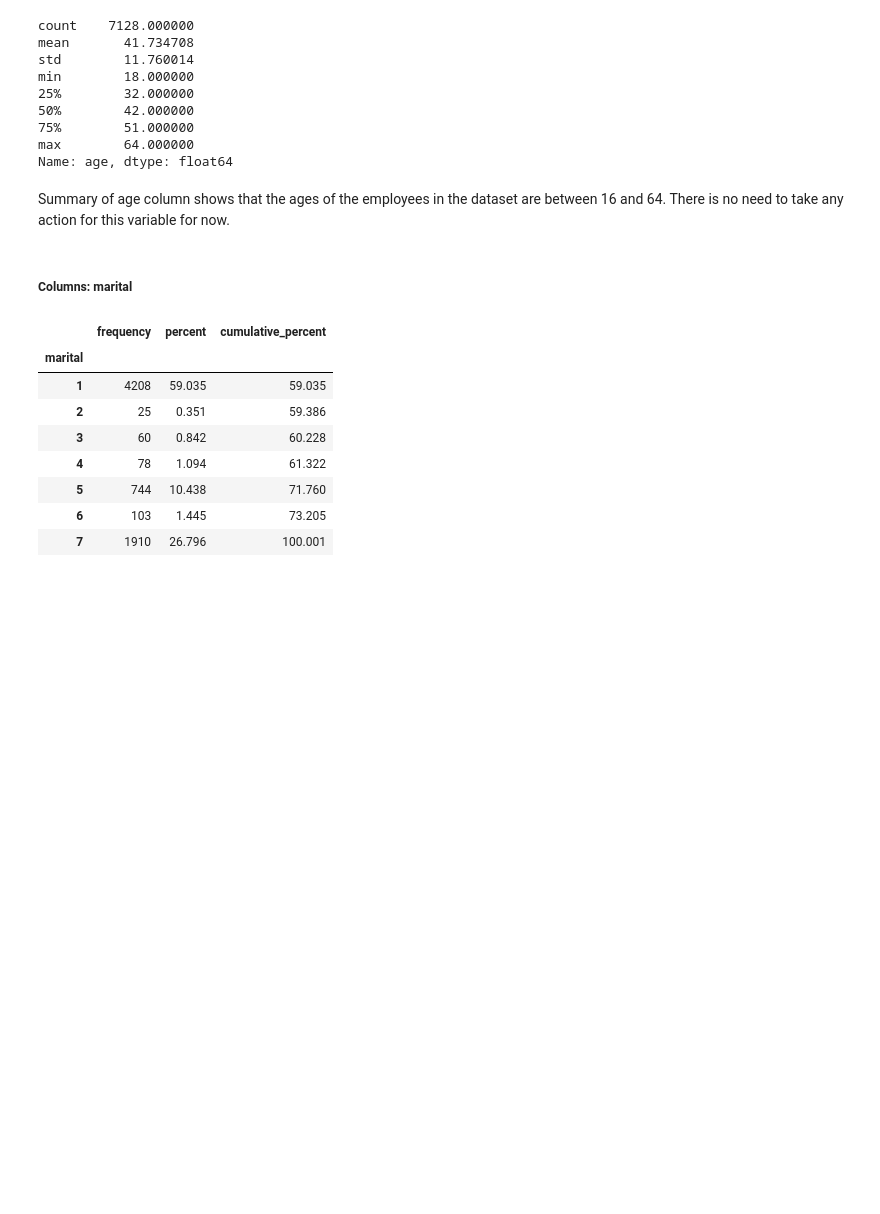
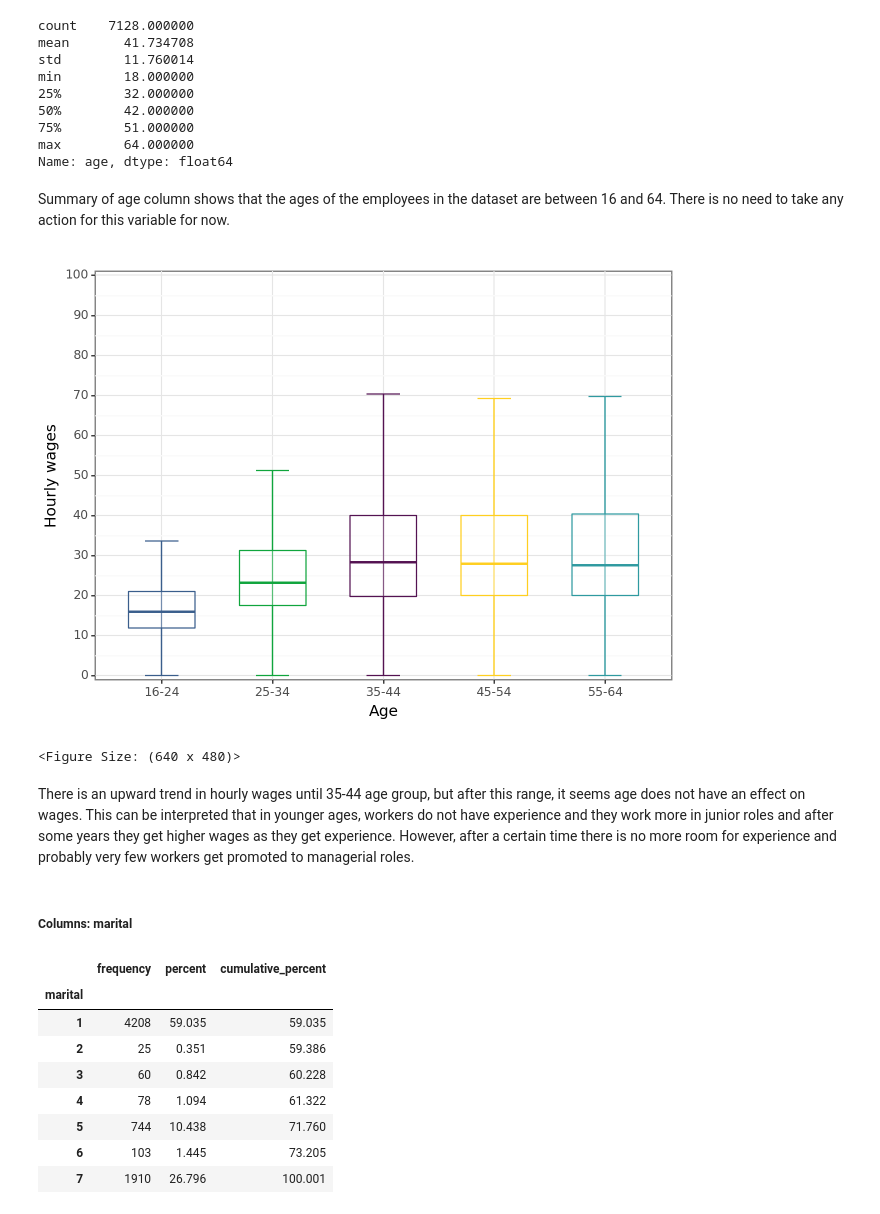
Before and after one commit to kocakale/DataAnalytics, a Jupyter notebook: DA3_Assignment1.ipynb, the cells around one changed output. Saved outputs shown, nothing was run; the diff lists cells and outputs as text; code cells hidden in the pictures; blank space fills up the shorter version.

```diff
--- a/DA3_Assignment1.ipynb
+++ b/DA3_Assignment1.ipynb
@@ -327,6 +366,45 @@ max        64.000000
 Name: age, dtype: float64
 # %% [markdown]
 Summary of age column shows that the ages of the employees in the dataset are between 16 and 64. There is no need to take any action for this variable for now.
+# %%
+# Define age groups
+age_ranges = [(16, 24), (25, 34), (35, 44), (45, 54), (55, 64)]
+
+# Categorize individuals into age ranges
+buss_fin_occ_data2 = buss_fin_occ_data.iloc[:,:]
+buss_fin_occ_data2['age_range'] = pd.cut(buss_fin_occ_data2['age'], bins=[start - 1 for start, end in age_ranges] +
+                                        [age_ranges[-1][1]], labels=[f"{start}-{end}" for start, end in age_ranges])
+
+
+## Boxplot of price by age groups
+(
+    ggplot(buss_fin_occ_data2, aes(x="age_range", y="earnings_per_hour"))
+    + stat_boxplot(
+        aes(group="age_range"),
+        geom="errorbar",
+        width=0.3,
+        color=color,
+        size=0.5,
+        na_rm=True,
+    )
+    + geom_boxplot(
+        aes(group="age_range"),
+        color=color,
+        size=0.5,
+        width=0.6,
+        alpha=0.3,
+        na_rm=True,
+        outlier_shape="",
+    )
+    + scale_y_continuous(expand=(0.01, 0.01), limits=(0, 100), breaks=seq(0, 100, 10))
+    + labs(x="Age", y="Hourly wages")
+    + theme_bw()
+)
+# %% [output]
+[figure, added]
+<Figure Size: (640 x 480)>
+# %% [markdown]
+There is an upward trend in hourly wages until 35-44 age group, but after this range, it seems age does not have an effect on wages. This can be interpreted that in younger ages, workers do not have experience and they work more in junior roles and after some years they get higher wages as they get experience. However, after a certain time there is no more room for experience and probably very few workers get promoted to managerial roles.
 # %% [markdown]
 ##### Columns: marital
 # %%
```
Also changed, not shown: parts of 94 cells of this notebook.
